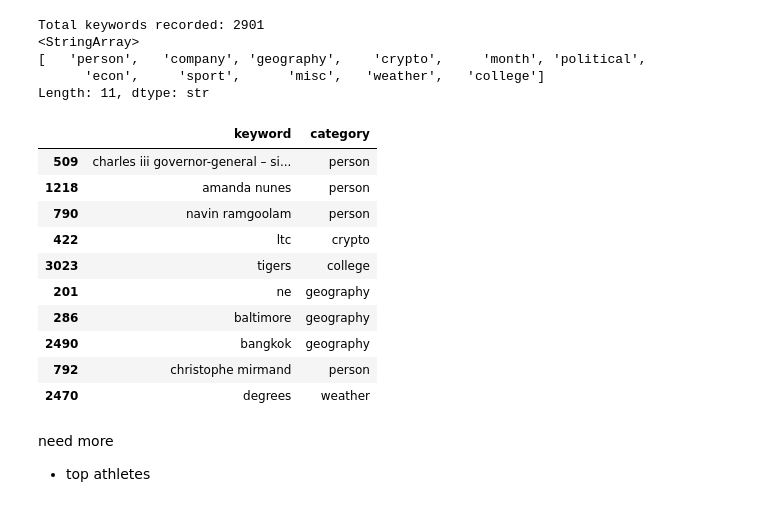
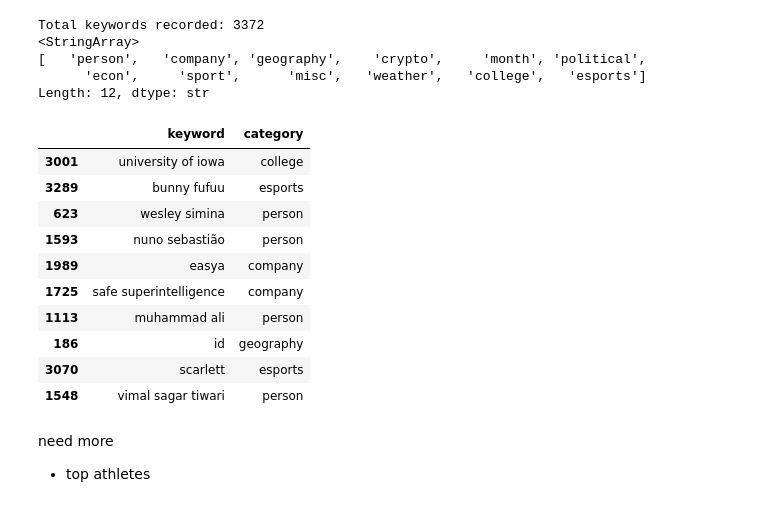
Before and after one commit to BlakeUribe/quasibets_testing, a Jupyter notebook: notebooks/key_words.ipynb, the cells around one changed output. Drawn from its saved outputs; the diff is of its cells as text; code cells hidden in the pictures.

Commit message:
feat: add markets in text processor

```diff
--- a/notebooks/key_words.ipynb
+++ b/notebooks/key_words.ipynb
@@ -305,7 +305,11 @@ misc_dict = {
     'withdraws': 'misc',
     'kills': 'misc',
     'wins': 'misc',
-    'losses': 'misc'
+    'losses': 'misc',
+    'oil': 'misc',
+    'wti': 'misc',
+    'brent': 'misc',
+
 
 }
 
@@ -369,47 +373,64 @@ response = requests.get(us_colleges, headers=headers)
 tables = pd.read_html(io.StringIO(response.text))
 df_raw_colleges= tables[0]
 df_raw_colleges = df_raw_colleges[['Institution', 'Nickname', 'Primary conference']]
 df_colleges = df_raw_colleges.melt(value_name='keyword', var_name='source_col')
 
 df_colleges = df_colleges[['keyword']].drop_duplicates().reset_index(drop=True)
 df_colleges['category'] = 'college'
 
+
+# --- 14. Colleges ---
+esports_url = 'https://en.wikipedia.org/wiki/List_of_esports_players'
+
+res_esports = requests.get(esports_url, headers=headers)
+tables = pd.read_html(io.StringIO(res_esports.text))
+df = tables[1][['Nickname', 'Team', 'Game(s)']]
+
+esports_df = pd.melt(
+    df,
+    value_vars=['Nickname', 'Team', 'Game(s)'],
+    var_name='source_type',
+    value_name='keyword'
+).drop_duplicates().dropna()
+esports_df = esports_df[['keyword']]
+esports_df['category'] = 'esports'
+
 # --- COMBINE EVERYTHING INTO ONE MASTER DF ---
 master_df = pd.concat([people_final, company_final,
                        states_final, country_df,
                        df_crypto_final, months_df,
                        df_pol, econ_df,
                        df_leaders, df_country,
                        final_sports_batch, founder_df,
                        uni_company, misc_df,
                        weather_df, df_cities, df_us_cities,
-                       df_colleges
+                       df_colleges, esports_df
                        ], ignore_index=True)
 
 master_df = master_df.dropna().drop_duplicates(subset=['keyword'])
 master_df['keyword'] = master_df['keyword'].str.lower()
 
 print(f"Total keywords recorded: {len(master_df)}")
 
 print(master_df['category'].unique())
 master_df.sample(10)
 # %% [output]
-Total keywords recorded: 2901
+Total keywords recorded: 3372
 <StringArray>
 [   'person',   'company', 'geography',    'crypto',     'month', 'political',
-      'econ',     'sport',      'misc',   'weather',   'college']
-Length: 11, dtype: str
+      'econ',     'sport',      'misc',   'weather',   'college',   'esports']
+Length: 12, dtype: str
 |  | keyword | category |
-| 509 | charles iii governor-general – si... | person |
-| 1218 | amanda nunes | person |
-| 790 | navin ramgoolam | person |
-| 422 | ltc | crypto |
-| 3023 | tigers | college |
-| 201 | ne | geography |
-| 286 | baltimore | geography |
-| 2490 | bangkok | geography |
-| 792 | christophe mirmand | person |
-| 2470 | degrees | weather |
+| 3001 | university of iowa | college |
+| 3289 | bunny fufuu | esports |
+| 623 | wesley simina | person |
+| 1593 | nuno sebastião | person |
+| 1989 | easya | company |
+| 1725 | safe superintelligence | company |
+| 1113 | muhammad ali | person |
+| 186 | id | geography |
+| 3070 | scarlett | esports |
+| 1548 | vimal sagar tiwari | person |
 # %% [markdown]
 need more
 - top athletes
```
Also changed, not shown: parts of 2 cells of this notebook, 10 other files.
